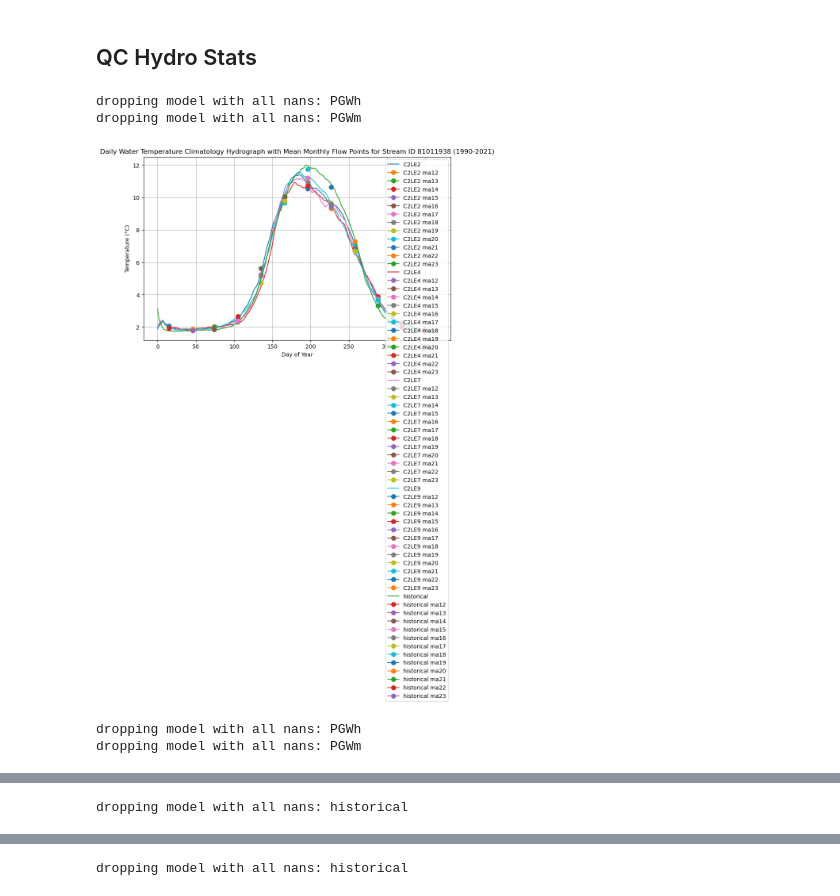
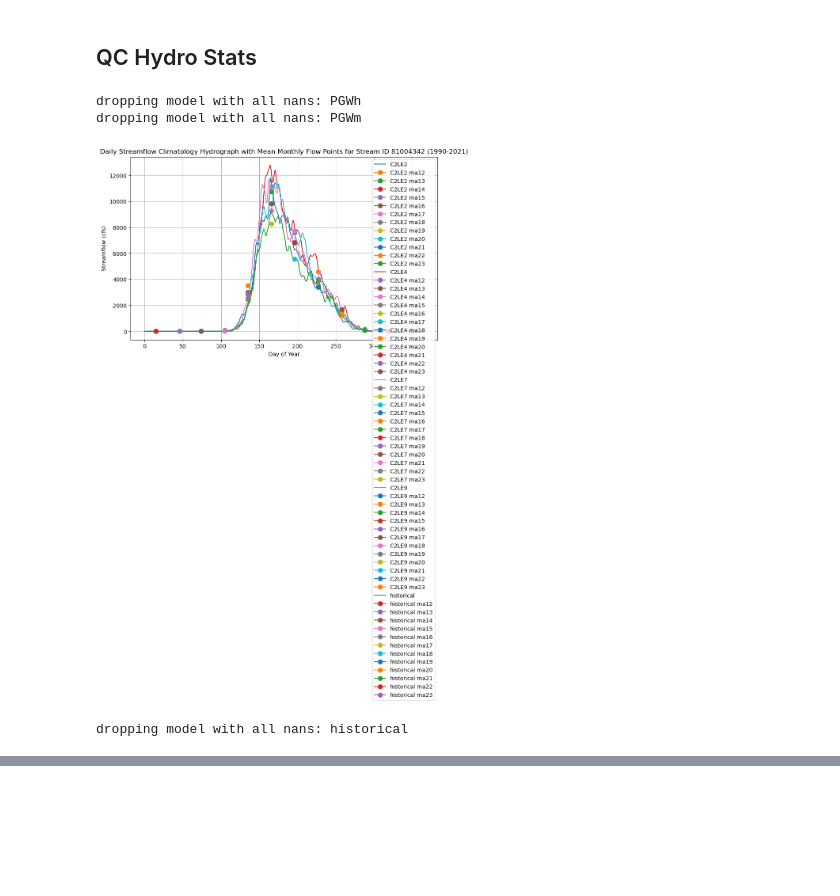
Before and after one commit to ua-snap/arctic_rivers, a Jupyter notebook: processing/qc/qc.ipynb, the cells around one changed output, grey strips where cells are left out. Saved outputs shown, nothing was run; the diff lists cells and outputs as text; code cells hidden in the pictures; blank space fills up the shorter version.

Commit message:
add unit conversion to QC and run entire nb

```diff
--- a/processing/qc/qc.ipynb
+++ b/processing/qc/qc.ipynb
@@ -8,21 +8,19 @@ import datetime
 import numpy as np
 from matplotlib import pyplot as plt
 # %%
-
 # directory with source files
 data_dir = Path('/import/beegfs/CMIP6/arctic-cmip6/Arctic_Rivers_Data')
 
 # load combined outputs
-wt_ds = xr.open_dataset('/import/beegfs/CMIP6/arctic-cmip6/Arctic_Rivers_Data/combined_wt.nc')
-q_ds = xr.open_dataset('/import/beegfs/CMIP6/arctic-cmip6/Arctic_Rivers_Data/combined_q.nc')
+wt_ds = xr.open_dataset('/import/beegfs/CMIP6/jdpaul3/arctic_rivers/combined_wt.nc')
+q_ds = xr.open_dataset('/import/beegfs/CMIP6/jdpaul3/arctic_rivers/combined_q.nc')
 
 # load daily climatologies
-wt_clim_ds = xr.open_dataset('/import/beegfs/CMIP6/arctic-cmip6/Arctic_Rivers_Data/daily_clim_wt.nc')
-q_clim_ds = xr.open_dataset('/import/beegfs/CMIP6/arctic-cmip6/Arctic_Rivers_Data/daily_clim_q.nc')
+wt_clim_ds = xr.open_dataset('/import/beegfs/CMIP6/jdpaul3/arctic_rivers/daily_clim_wt.nc')
+q_clim_ds = xr.open_dataset('/import/beegfs/CMIP6/jdpaul3/arctic_rivers/daily_clim_q.nc')
 
 # load stats
-wt_stats_ds = xr.open_dataset('/import/beegfs/CMIP6/arctic-cmip6/Arctic_Rivers_Data/stats_wt.nc')
-q_stats_ds = xr.open_dataset('/import/beegfs/CMIP6/arctic-cmip6/Arctic_Rivers_Data/stats_q.nc')
+q_stats_ds = xr.open_dataset('/import/beegfs/CMIP6/jdpaul3/arctic_rivers/stats_q.nc')
 # %% [markdown]
 ## QC combined values against source data
 # %%
@@ -286,10 +283,9 @@ test_for_values(wt_stats_ds, model, stream_id, era)
 test_for_values(q_stats_ds, model, stream_id, era)
 # %%
-stream_id = random.choice(wt_stats_ds.stream_id.values)
+stream_id = random.choice(q_stats_ds.stream_id.values)
 model="C2LE7"
 era="2034-2065"
 
-test_for_values(wt_stats_ds, model, stream_id, era)
 test_for_values(q_stats_ds, model, stream_id, era)
 # %%
 # function to plot a hydrograph for a random stream to visually inspect
@@ -297,18 +293,18 @@ test_for_values(q_stats_ds, model, stream_id, era)
 # also plots the monthly mean stats as points
 
 stat_var_dict = {
-        "ma12": {"month": 1, "description": "Mean of monthly flow values for January.", "units": "m3/s"},
-        "ma13": {"month": 2, "description": "Mean of monthly flow values for February.", "units": "m3/s"},
-        "ma14": {"month": 3, "description": "Mean of monthly flow values for March.", "units": "m3/s"},
-        "ma15": {"month": 4, "description": "Mean of monthly flow values for April.", "units": "m3/s"},
-        "ma16": {"month": 5, "description": "Mean of monthly flow values for May.", "units": "m3/s"},
-        "ma17": {"month": 6, "description": "Mean of monthly flow values for June.", "units": "m3/s"},
-        "ma18": {"month": 7, "description": "Mean of monthly flow values for July.", "units": "m3/s"},
-        "ma19": {"month": 8, "description": "Mean of monthly flow values for August.", "units": "m3/s"},
-        "ma20": {"month": 9, "description": "Mean of monthly flow values for September.", "units": "m3/s"},
-        "ma21": {"month": 10, "description": "Mean of monthly flow values for October.", "units": "m3/s"},
-        "ma22": {"month": 11, "description": "Mean of monthly flow values for November.", "units": "m3/s"},
-        "ma23": {"month": 12, "description": "Mean of monthly flow values for December.", "units": "m3/s"},
+        "ma12": {"month": 1, "description": "Mean of monthly flow values for January.", "units": "cfs"},
+        "ma13": {"month": 2, "description": "Mean of monthly flow values for February.", "units": "cfs"},
+        "ma14": {"month": 3, "description": "Mean of monthly flow values for March.", "units": "cfs"},
+        "ma15": {"month": 4, "description": "Mean of monthly flow values for April.", "units": "cfs"},
+        "ma16": {"month": 5, "description": "Mean of monthly flow values for May.", "units": "cfs"},
+        "ma17": {"month": 6, "description": "Mean of monthly flow values for June.", "units": "cfs"},
+        "ma18": {"month": 7, "description": "Mean of monthly flow values for July.", "units": "cfs"},
+        "ma19": {"month": 8, "description": "Mean of monthly flow values for August.", "units": "cfs"},
+        "ma20": {"month": 9, "description": "Mean of monthly flow values for September.", "units": "cfs"},
+        "ma21": {"month": 10, "description": "Mean of monthly flow values for October.", "units": "cfs"},
+        "ma22": {"month": 11, "description": "Mean of monthly flow values for November.", "units": "cfs"},
+        "ma23": {"month": 12, "description": "Mean of monthly flow values for December.", "units": "cfs"},
     }
 
 def plot_hydrograph_with_stats(clim_ds, stat_ds, stream_id, era, variable_label):
@@ -339,19 +335,15 @@ def plot_hydrograph_with_stats(clim_ds, stat_ds, stream_id, era, variable_label)
     plt.grid()
     plt.show()
 # %%
-stream_id = random.choice(wt_stats_ds.stream_id.values)
+stream_id = random.choice(q_stats_ds.stream_id.values)
 era="1990-2021"
 
-plot_hydrograph_with_stats(wt_clim_ds, wt_stats_ds, stream_id, era, "Water Temperature")
 plot_hydrograph_with_stats(q_clim_ds, q_stats_ds, stream_id, era, "Streamflow")
 
 era="2034-2065"
-
-plot_hydrograph_with_stats(wt_clim_ds, wt_stats_ds, stream_id, era, "Water Temperature")
 plot_hydrograph_with_stats(q_clim_ds, q_stats_ds, stream_id, era, "Streamflow")
 # %% [output]
 dropping model with all nans: PGWh
 dropping model with all nans: PGWm
-[figure, old version]
+[figure, new version]
-dropping model with all nans: PGWh
-dropping model with all nans: PGWm
+dropping model with all nans: historical
@@ -359 +350,0 @@ dropping model with all nans: PGWm
-dropping model with all nans: historical
@@ -361 +350,0 @@ dropping model with all nans: historical
-dropping model with all nans: historical
```
Also changed, not shown: parts of 8 cells of this notebook.
